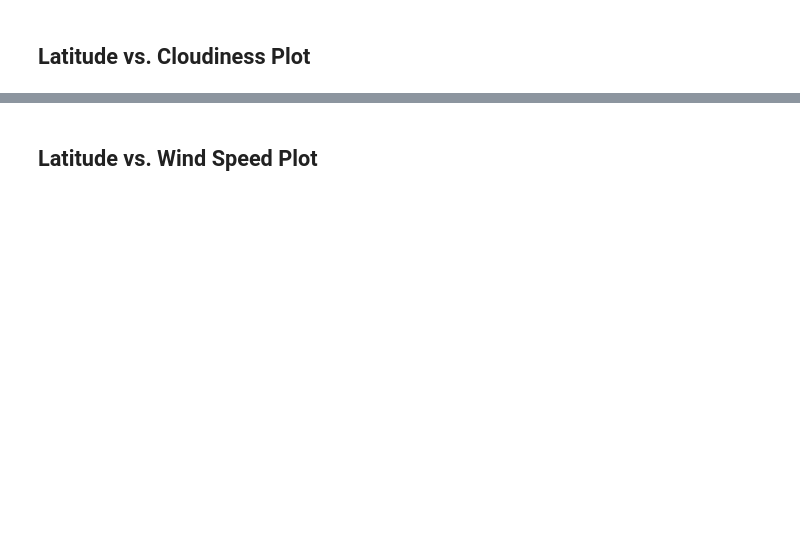
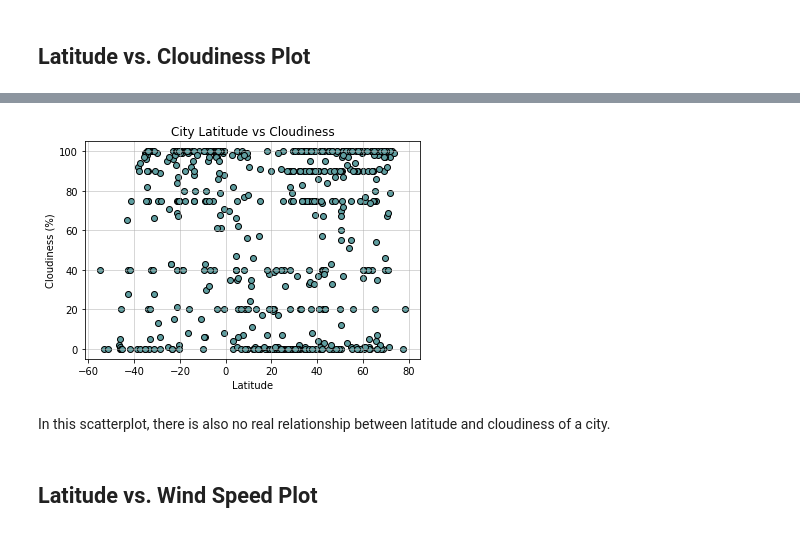
Before and after one commit to shechter430/python_api_challenge, a Jupyter notebook: WeatherPy.ipynb, the cells around one changed output, grey strips where cells are left out. Cells and saved outputs as stored; diff of their text form; code cells hidden in the pictures; blank space fills up the shorter version.

```diff
--- a/WeatherPy.ipynb
+++ b/WeatherPy.ipynb
@@ -214,2 +206,18 @@ Int64Index([], dtype='int64')
+# %%
+# Create Latitude vs Cloudiness scatter plot
+x = weather_data["Lat"]
+y = weather_data["Cloudiness"]
+plt.scatter(x, y, facecolor = "cadetblue", edgecolor = "black")
+plt.title("City Latitude vs Cloudiness")
+plt.xlabel("Latitude")
+plt.ylabel("Cloudiness (%)")
+plt.grid(linestyle='-', linewidth=1, alpha = 0.5)
+
+# Save the plotted figure as .pngs
+plt.savefig("output/City Latitude vs Cloudiness.png")
+# %% [output]
+[figure, added]
+# %% [markdown]
+In this scatterplot, there is also no real relationship between latitude and cloudiness of a city.
 # %% [markdown]
 ## Latitude vs. Wind Speed Plot
```
Also changed, not shown: parts of 49 cells of this notebook, 13 other files.
